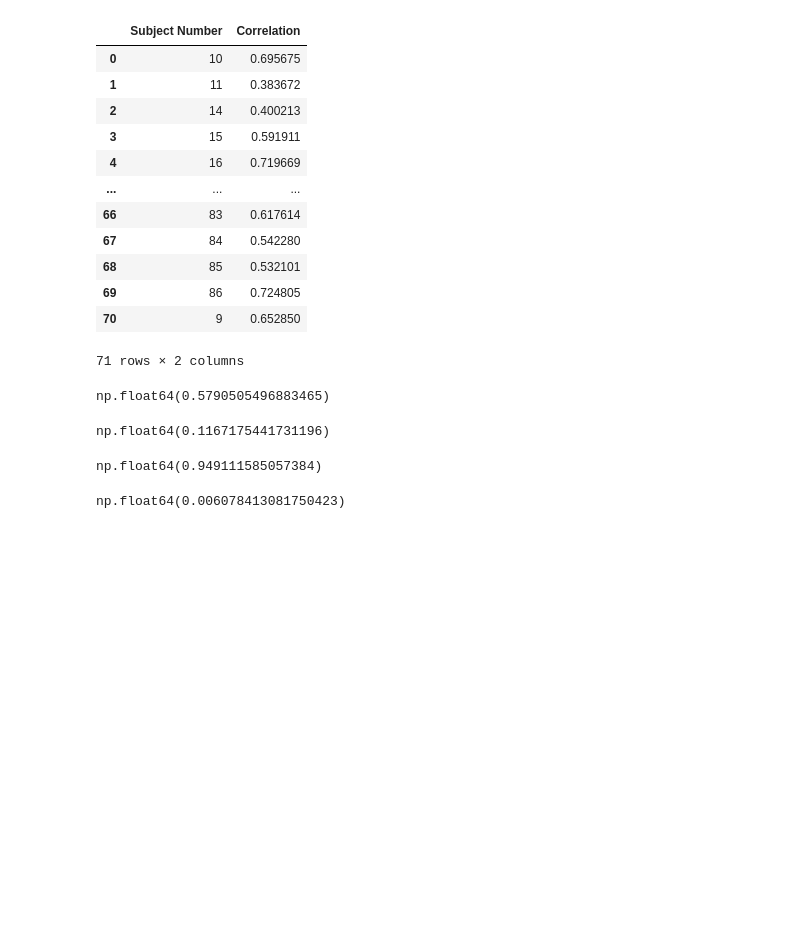
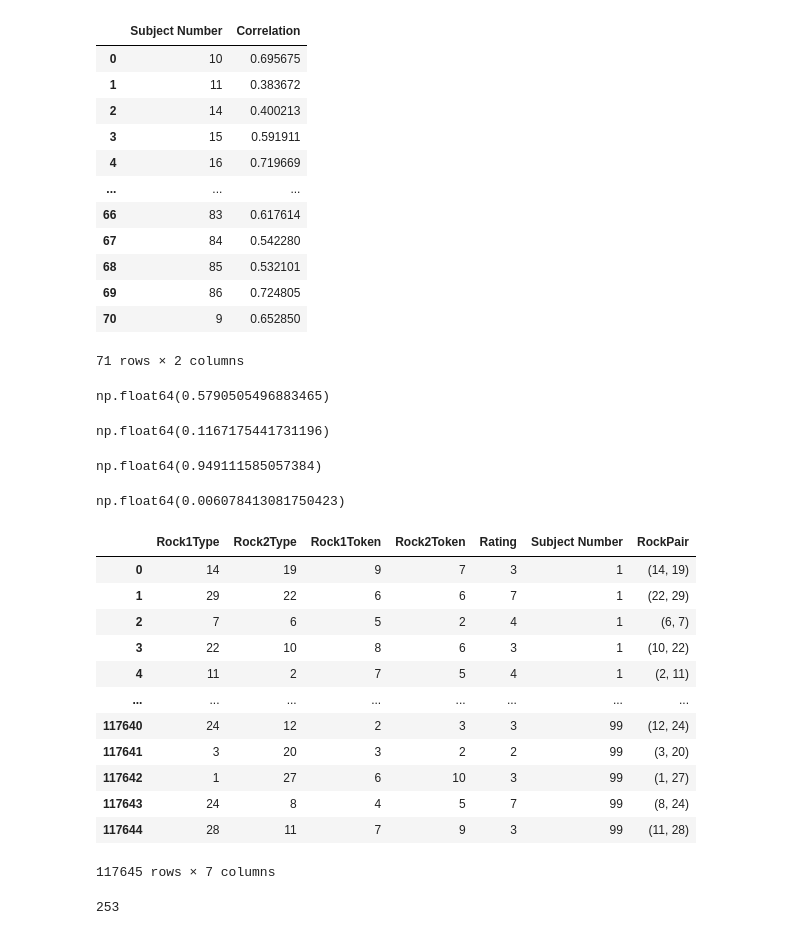
Before and after one commit to b-dickson/ChatGPT-Categorization, a Jupyter notebook: reliability.ipynb, the cells around one changed output. Saved outputs shown, nothing was run; the diff lists cells and outputs as text; code cells hidden in the pictures; blank space fills up the shorter version.

Commit message:
do split-half correlations on 360 rocks data

```diff
--- a/reliability.ipynb
+++ b/reliability.ipynb
@@ -143,3 +143,52 @@ np.float64(0.949111585057384)
 np.std(corrs)
 # %% [output]
 np.float64(0.006078413081750423)
+# %%
+def load_rock_mds_files(folder):
+    pattern = re.compile(r"rocks_mds(\d+)\.txt")
+    dfs = []
+    for fname in os.listdir(folder):
+        match = pattern.match(fname)
+        if match:
+            subject_number = int(match.group(1))
+            df = pd.read_csv(
+                os.path.join(folder, fname),
+                delim_whitespace=True,
+                engine="python",
+                header=None,
+                names=["Rock1Type", "Rock2Type", "Rock1Token", "Rock2Token", "Rating"],
+            )
+            df["Subject Number"] = subject_number
+            dfs.append(df)
+    if dfs:
+        return pd.concat(dfs, ignore_index=True)
+    else:
+        return pd.DataFrame()  # Empty if no files found
+# %%
+df = load_rock_mds_files(
+    "data/Rocks-360 Similarity-Judgment Study/individual subject data"
+)
+# %%
+df["RockPair"] = df["RockPair"] = df.apply(
+    lambda row: tuple(sorted([row["Rock1Type"], row["Rock2Type"]])), axis=1
+)
+# %%
+df
+# %% [output]
+|  | Rock1Type | Rock2Type | Rock1Token | Rock2Token | Rating | Subject Number | RockPair |
+| 0 | 14 | 19 | 9 | 7 | 3 | 1 | (14, 19) |
+| 1 | 29 | 22 | 6 | 6 | 7 | 1 | (22, 29) |
+| 2 | 7 | 6 | 5 | 2 | 4 | 1 | (6, 7) |
+| 3 | 22 | 10 | 8 | 6 | 3 | 1 | (10, 22) |
+| 4 | 11 | 2 | 7 | 5 | 4 | 1 | (2, 11) |
+| ... | ... | ... | ... | ... | ... | ... | ... |
+| 117640 | 24 | 12 | 2 | 3 | 3 | 99 | (12, 24) |
+| 117641 | 3 | 20 | 3 | 2 | 2 | 99 | (3, 20) |
+| 117642 | 1 | 27 | 6 | 10 | 3 | 99 | (1, 27) |
+| 117643 | 24 | 8 | 4 | 5 | 7 | 99 | (8, 24) |
+| 117644 | 28 | 11 | 7 | 9 | 3 | 99 | (11, 28) |
+117645 rows × 7 columns
+# %%
+len(df["Subject Number"].unique())
+# %% [output]
+253
```
Also changed, not shown: parts of 7 cells of this notebook.
